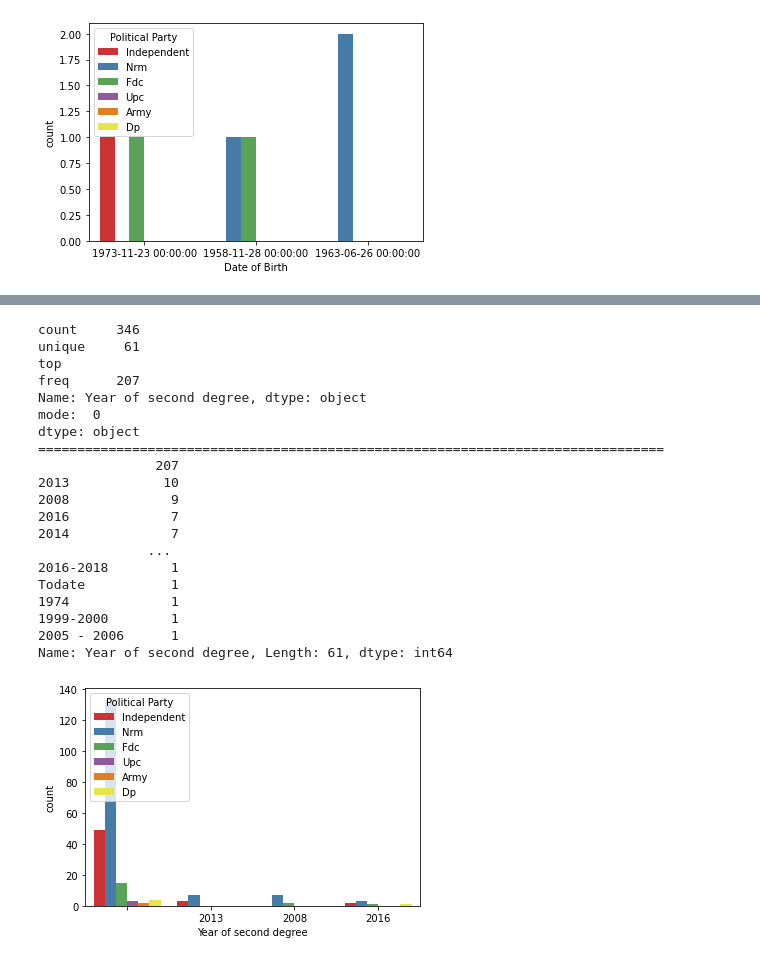
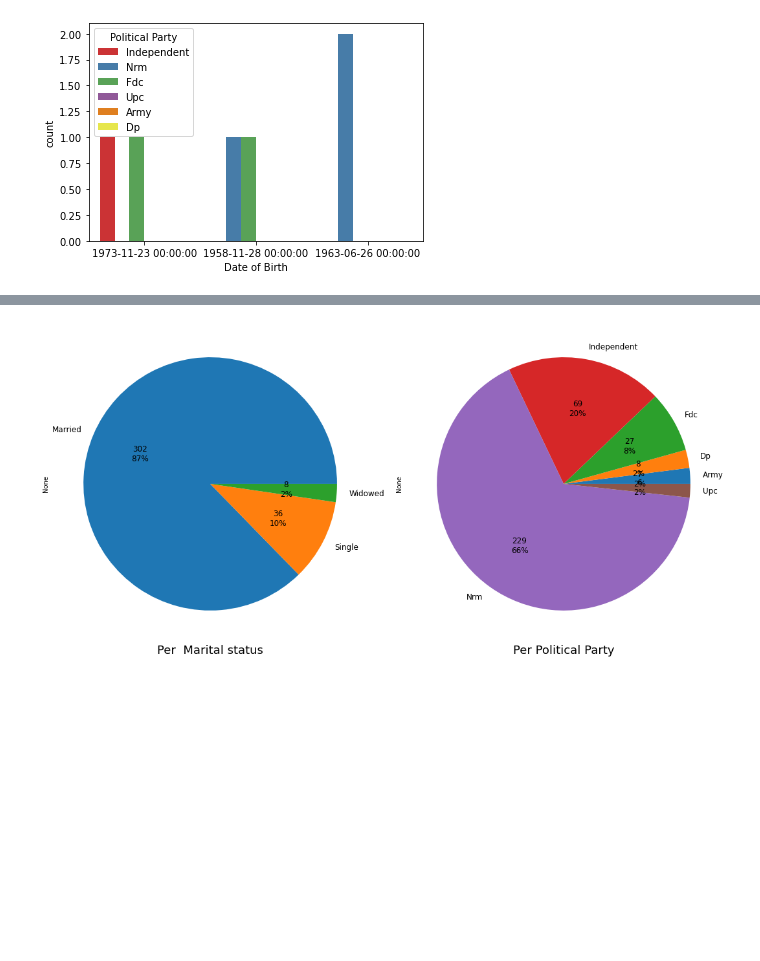
Before and after one commit to ssembatyaisaac/data_analysis, a Jupyter notebook: MPS.ipynb, the cells around one changed output, grey strips where cells are left out. Drawn from its saved outputs; the diff is of its cells as text; code cells hidden in the pictures; blank space fills up the shorter version.

```diff
--- a/MPS.ipynb
+++ b/MPS.ipynb
@@ -390,24 +359,20 @@ Name: Year of first Degree, Length: 96, dtype: int64
-# %%
-cat_sum(df2,x='Year of second degree', hue='Political Party', i=4)
-# %% [output]
-count     346
-unique     61
-top
-freq      207
-Name: Year of second degree, dtype: object
-mode:  0
-dtype: object
-================================================================================
-               207
-2013            10
-2008             9
-2016             7
-2014             7
-              ...
-2016-2018        1
-Todate           1
-1974             1
-1999-2000        1
-2005 - 2006      1
-Name: Year of second degree, Length: 61, dtype: int64
-[figure, removed]
+# %%
+# def label_function(val):
+#     return f'{val / 100 * len(df):.0f}\n{val:.0f}%'
+
+def pie(pie1 =None , pie2=None, data= None ):
+    # N = 50
+    df = data
+
+    fig, (ax1, ax2) = plt.subplots(ncols=2, figsize=(15, 8))
+
+    df.groupby(pie1).size().plot(kind='pie', autopct=label_function, textprops={'fontsize': 12}, ax=ax1)
+    df.groupby(pie2).size().plot(kind='pie', autopct=label_function, textprops={'fontsize': 12}, ax=ax2)
+    ax1.set_xlabel('Per  '+ pie1 , size=18)
+    ax2.set_xlabel('Per ' + pie2, size=18)
+    plt.tight_layout()
+    plt.show()
+# %%
+pie(pie1='Marital status', pie2='Political Party', data=df2)
+# %% [output]
+[figure, added]
```
Also changed, not shown: parts of 15 cells of this notebook.
